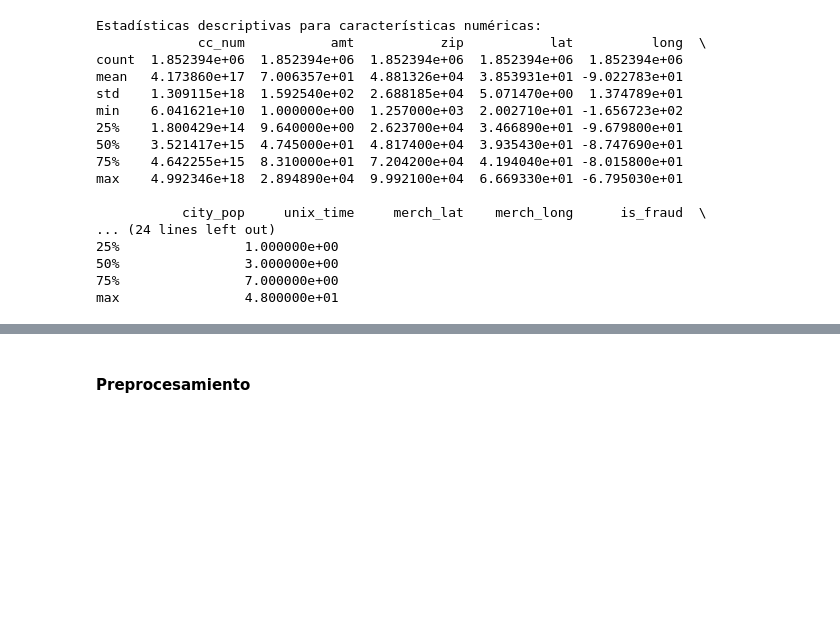
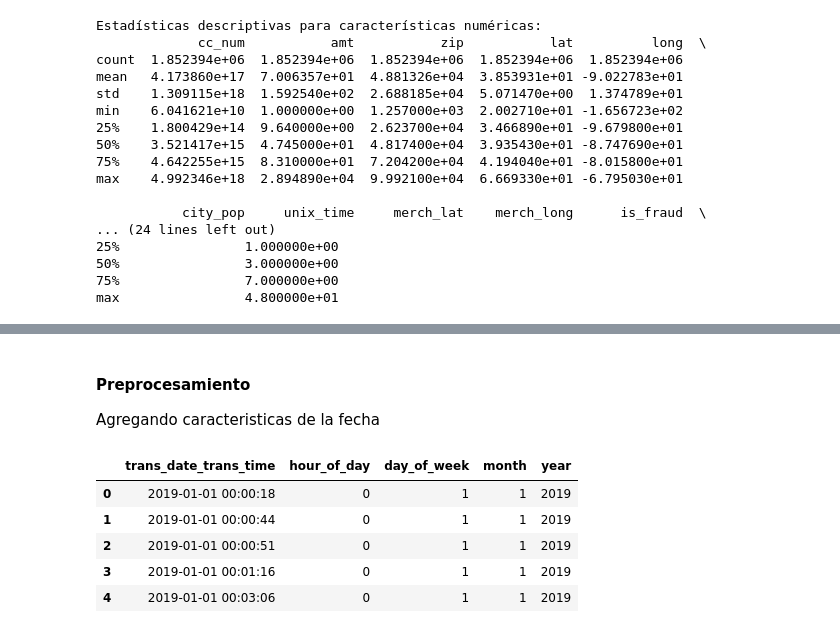
Before and after one commit to javim7/Proyecto2-SDS, a Jupyter notebook: proyecto2.ipynb, the cells around one changed output, grey strips where cells are left out. Cells and saved outputs as stored; diff of their text form; code cells hidden in the pictures; blank space fills up the shorter version.

```diff
--- a/proyecto2.ipynb
+++ b/proyecto2.ipynb
@@ -145,2 +142,23 @@ plt.show()
-# %% [markdown]
-#### Preprocesamiento
+# %% [markdown]
+#### Preprocesamiento
+
+Agregando caracteristicas de la fecha
+# %%
+# Convertir la columna 'trans_date_trans_time' a formato de fecha y hora
+df['trans_date_trans_time'] = pd.to_datetime(df['trans_date_trans_time'])
+
+# Agregar características temporales
+df['hour_of_day'] = df['trans_date_trans_time'].dt.hour
+df['day_of_week'] = df['trans_date_trans_time'].dt.dayofweek  # Lunes=0, Domingo=6
+df['month'] = df['trans_date_trans_time'].dt.month
+df['year'] = df['trans_date_trans_time'].dt.year
+
+# Mostrar las primeras filas del conjunto de datos para verificar las nuevas características
+df[['trans_date_trans_time', 'hour_of_day', 'day_of_week', 'month', 'year']].head()
+# %% [output]
+|  | trans_date_trans_time | hour_of_day | day_of_week | month | year |
+| 0 | 2019-01-01 00:00:18 | 0 | 1 | 1 | 2019 |
+| 1 | 2019-01-01 00:00:44 | 0 | 1 | 1 | 2019 |
+| 2 | 2019-01-01 00:00:51 | 0 | 1 | 1 | 2019 |
+| 3 | 2019-01-01 00:01:16 | 0 | 1 | 1 | 2019 |
+| 4 | 2019-01-01 00:03:06 | 0 | 1 | 1 | 2019 |
```
Also changed, not shown: parts of 5 cells of this notebook.
